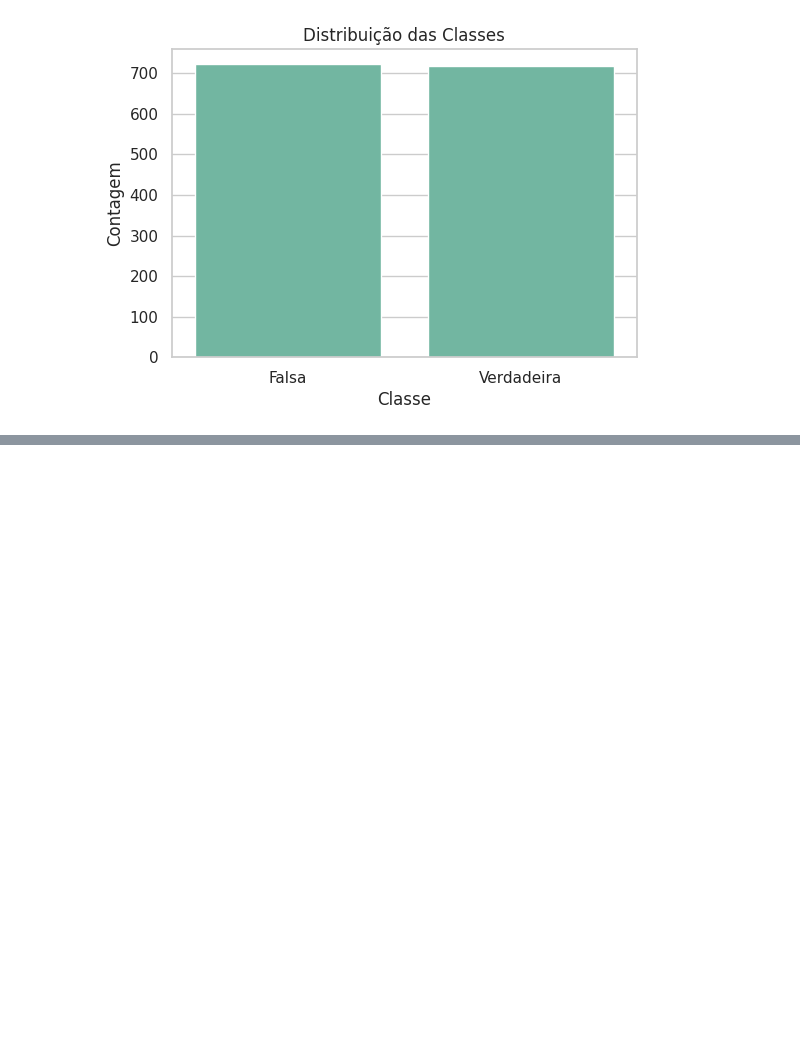
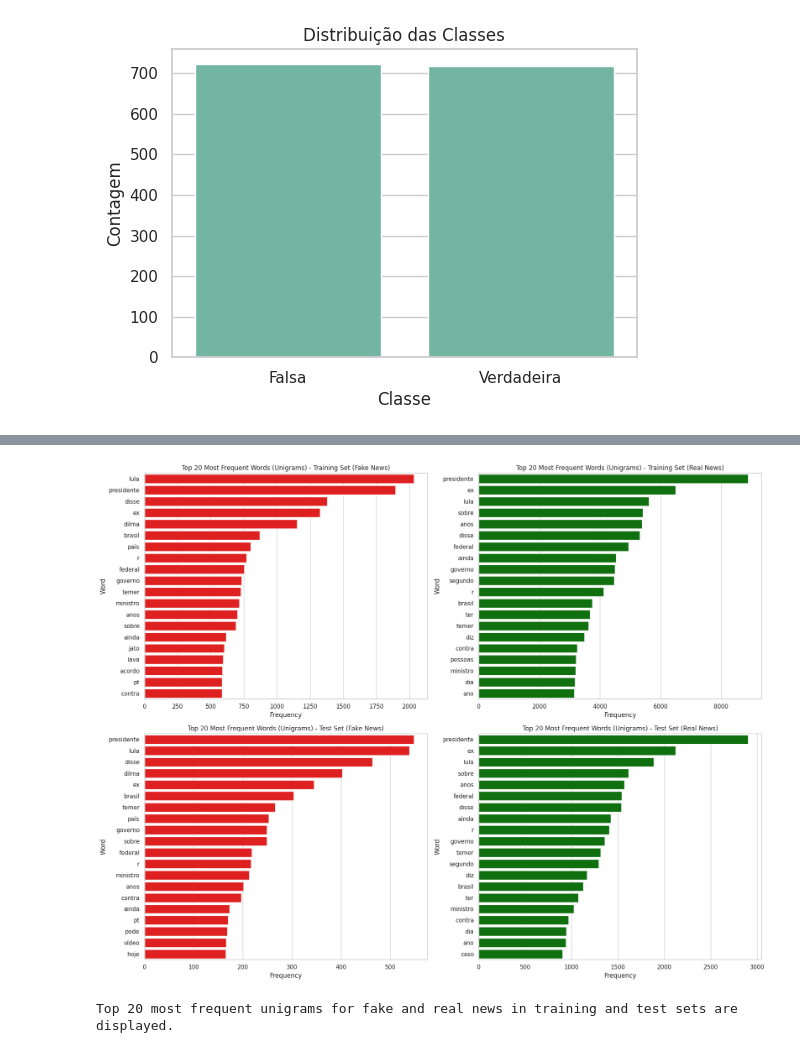
Before and after one commit to Gui-Rigaud/fake-news-detection, a Jupyter notebook: Detecção_de_Fake_News_Projeto_CIN0144.ipynb, the cells around one changed output, grey strips where cells are left out. Drawn from its saved outputs; the diff is of its cells as text; code cells hidden in the pictures; blank space fills up the shorter version.

```diff
--- a/Detecção_de_Fake_News_Projeto_CIN0144.ipynb
+++ b/Detecção_de_Fake_News_Projeto_CIN0144.ipynb
@@ -169,0 +281,2 @@ Name: count, dtype: int64
+# %%
+X_train, X_val, y_train, y_val = train_test_split(df_train["content"], df_train["label"], test_size=0.2, random_state=42)
@@ -169,0 +391,59 @@ Name: count, dtype: int64
+# %%
+from collections import Counter
+
+def get_top_n_words(text_series, n=20):
+    all_words = ' '.join(text_series).split()
+    word_counts = Counter(all_words)
+    return word_counts.most_common(n)
+
+# Get top 20 most common words for each category and dataset
+top_fake_train_words = get_top_n_words(X_train_fake_cleaned)
+top_real_train_words = get_top_n_words(X_train_real_cleaned)
+top_fake_test_words = get_top_n_words(X_test_fake_cleaned)
+top_real_test_words = get_top_n_words(X_test_real_cleaned)
+
+# Prepare data for plotting
+def prepare_plot_data(top_words):
+    words = [word for word, count in top_words]
+    counts = [count for word, count in top_words]
+    return pd.DataFrame({'Word': words, 'Count': counts})
+
+df_top_fake_train = prepare_plot_data(top_fake_train_words)
+df_top_real_train = prepare_plot_data(top_real_train_words)
+df_top_fake_test = prepare_plot_data(top_fake_test_words)
+df_top_real_test = prepare_plot_data(top_real_test_words)
+
+# Plotting
+fig, axes = plt.subplots(2, 2, figsize=(18, 14))
+
+# Training Set - Fake News
+sns.barplot(x='Count', y='Word', data=df_top_fake_train, ax=axes[0, 0], color='red')
+axes[0, 0].set_title('Top 20 Most Frequent Words (Unigrams) - Training Set (Fake News)')
+axes[0, 0].set_xlabel('Frequency')
+axes[0, 0].set_ylabel('Word')
+
+# Training Set - Real News
+sns.barplot(x='Count', y='Word', data=df_top_real_train, ax=axes[0, 1], color='green')
+axes[0, 1].set_title('Top 20 Most Frequent Words (Unigrams) - Training Set (Real News)')
+axes[0, 1].set_xlabel('Frequency')
+axes[0, 1].set_ylabel('Word')
+
+# Test Set - Fake News
+sns.barplot(x='Count', y='Word', data=df_top_fake_test, ax=axes[1, 0], color='red')
+axes[1, 0].set_title('Top 20 Most Frequent Words (Unigrams) - Test Set (Fake News)')
+axes[1, 0].set_xlabel('Frequency')
+axes[1, 0].set_ylabel('Word')
+
+# Test Set - Real News
+sns.barplot(x='Count', y='Word', data=df_top_real_test, ax=axes[1, 1], color='green')
+axes[1, 1].set_title('Top 20 Most Frequent Words (Unigrams) - Test Set (Real News)')
+axes[1, 1].set_xlabel('Frequency')
+axes[1, 1].set_ylabel('Word')
+
+plt.tight_layout()
+plt.show()
+
+print("Top 20 most frequent unigrams for fake and real news in training and test sets are displayed.")
+# %% [output]
+[figure, added]
+Top 20 most frequent unigrams for fake and real news in training and test sets are displayed.
```
Also changed, not shown: parts of 26 cells of this notebook.
